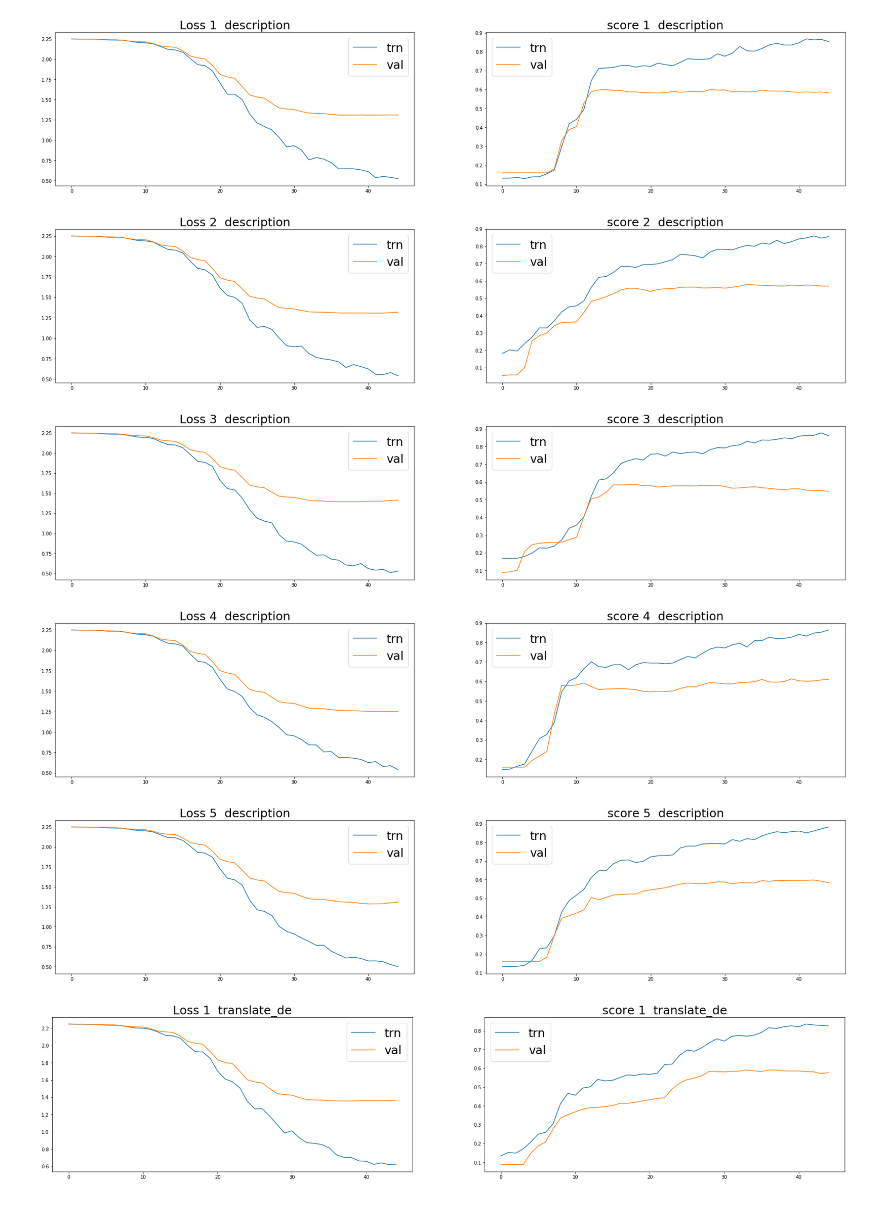
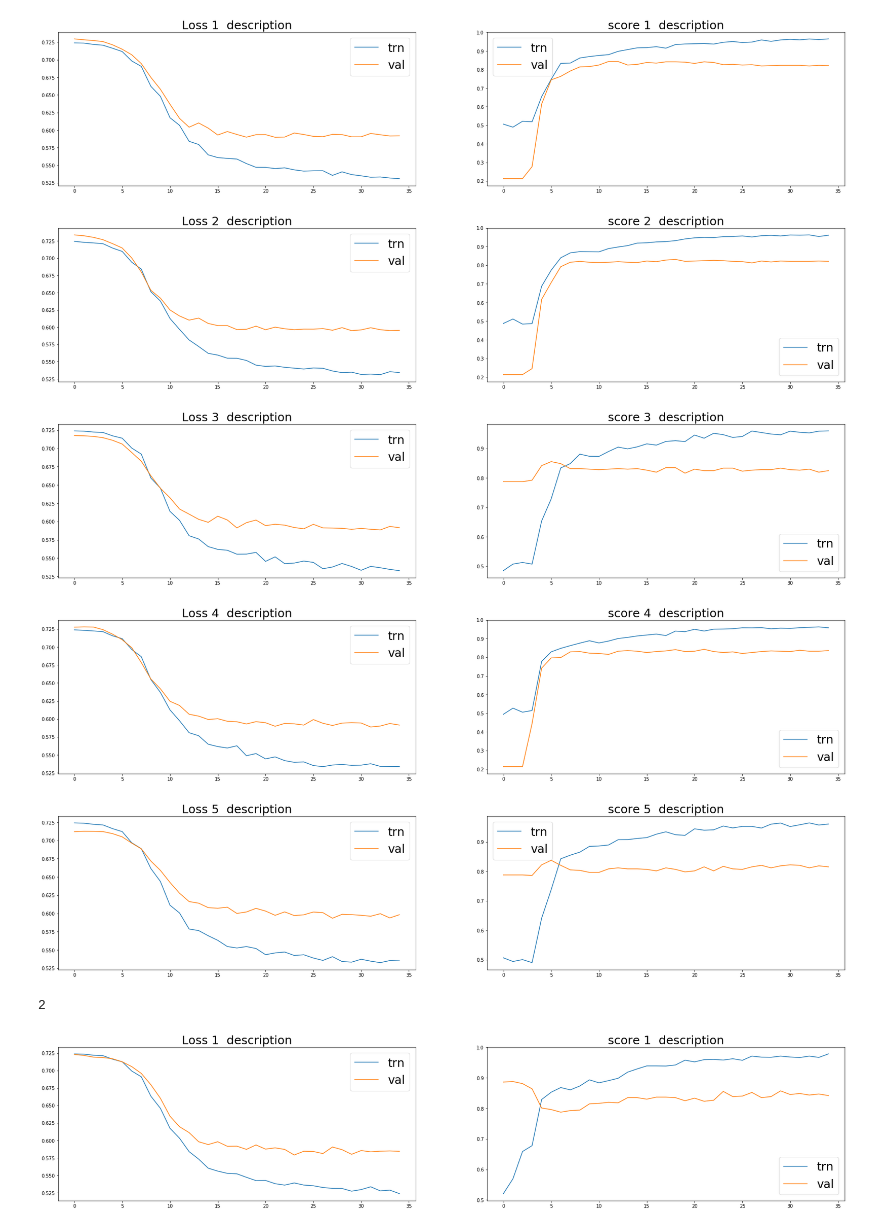
Before and after one commit to M0T0-2020/signate2020, a Jupyter notebook: model_25-onetarget.ipynb, the cells around one changed output. Drawn from its saved outputs; the diff is of its cells as text; code cells hidden in the pictures.

```diff
--- a/model_25-onetarget.ipynb
+++ b/model_25-onetarget.ipynb
@@ -179,12 +179,12 @@ class CustomLoss(nn.Module):
 class CustomLoss_2(nn.Module):
     def __init__(self):
         super(CustomLoss_2, self).__init__()
-        self.mse = nn.MSELoss()
+        self.device = 'cuda' if cuda.is_available() else 'cpu'
         self.bcewithlogits = nn.BCEWithLogitsLoss()
 
     def forward(self, pred, target):
 
-        onehot_target = torch.eye(2)[target.long()]
+        onehot_target = torch.eye(2, device=self.device)[target.long()]
         loss = self.bcewithlogits(pred, onehot_target)
         return loss
 # %%
@@ -342,7 +342,7 @@ class Train_Predict:
                     val_loss_avg, p = self.model_trainer.eval(val_dataloader)
                     test_preds = self.model_trainer.predict(test_dataloader)
 
-                    trn_preds = np.argmax(trn_preds, axis=1) + 1
+                    trn_preds = np.argmax(trn_preds, axis=1)
                     trn_score_list.append(metrics.accuracy_score(trn_labels, trn_preds))
 
                     trn_loss_list.append(trn_loss_avg)
@@ -411,7 +411,7 @@ class All_flow:
     def main(self):
 
 
-        languages = ['description','translate_de', 'translate_es', 'translate_fr', 'translate_ja']
+        languages = ['description']#,'translate_de', 'translate_es', 'translate_fr', 'translate_ja']
 
         onetarget_dic={}
 
@@ -422,7 +422,7 @@ class All_flow:
             for language in languages:
                 train_df, test_df, mlp_feature = make_tfidf_df(self.df, language)
 
-                train_predict = Train_Predict(train_df, test_df, mlp_feature, hidden_layers=[300, 100], lr=0.0006, weight_decay=0.0005)
+                train_predict = Train_Predict(train_df, test_df, mlp_feature, hidden_layers=[300, 100], lr=8e-4)
 
                 off_df, test_df_mlp, trn_cv_loss, val_cv_loss, trn_score, val_score = train_predict.make_off_df(
                     label=_label , epoch_num=self.step1_epoch_num, k=self.step1_k
@@ -450,6 +450,6 @@ class All_flow:
 %%time
 k_1 = StratifiedKFold(n_splits=5, random_state=2020, shuffle=True)
 
-submission_model = All_flow(step1_k=k_1, step1_epoch_num=45)
-off_df_dic, test_df_dic, result_dic = submission_model.main()
+submission_model = All_flow(step1_k=k_1, step1_epoch_num=35)
+onetarget_dic = submission_model.main()
 # %% [output]
@@ -475,19 +457,22 @@ KeyboardInterrupt:
 # %%
-for key in result_dic.keys():
-    result_df = result_dic[key]
-    for k in range(5):
-        plt.figure(figsize=(30,6))
-        plt.subplot(1,2,1)
-        plt.plot(result_df[f'train_trn_loss_k{k+1}'], label='trn')
-        plt.plot(result_df[f'train_val_loss_k{k+1}'], label='val')
-        plt.title(f'Loss {k+1}  {key}', fontsize=25)
-        plt.legend(fontsize=25)
+for _label in onetarget_dic.keys():
+    result_dic = onetarget_dic[_label]['result_dic']
+    print(_label)
+    for key in result_dic.keys():
+        result_df = result_dic[key]
+        for k in range(5):
+            plt.figure(figsize=(30,6))
+            plt.subplot(1,2,1)
+            plt.plot(result_df[f'train_trn_loss_k{k+1}'], label='trn')
+            plt.plot(result_df[f'train_val_loss_k{k+1}'], label='val')
+            plt.title(f'Loss {k+1}  {key}', fontsize=25)
+            plt.legend(fontsize=25)
 
-        plt.subplot(1,2,2)
-        plt.plot(result_df[f'train_trn_score_k{k+1}'], label='trn')
-        plt.plot(result_df[f'train_val_score_k{k+1}'], label='val')
-        plt.title(f'score {k+1}  {key}', fontsize=25)
-        plt.legend(fontsize=25)
+            plt.subplot(1,2,2)
+            plt.plot(result_df[f'train_trn_score_k{k+1}'], label='trn')
+            plt.plot(result_df[f'train_val_score_k{k+1}'], label='val')
+            plt.title(f'score {k+1}  {key}', fontsize=25)
+            plt.legend(fontsize=25)
 
-        plt.show()
+            plt.show()
 # %% [output]
@@ -494,6 +480,7 @@ for key in result_dic.keys():
-[figure, old version]
+[figure, new version]
-[figure, old version]
+[figure, new version]
-[figure, old version]
+[figure, new version]
-[figure, old version]
+[figure, new version]
-[figure, old version]
+[figure, new version]
+2
-[figure, old version]
+[figure, new version]
```
Also changed, not shown: parts of 6 cells of this notebook.
